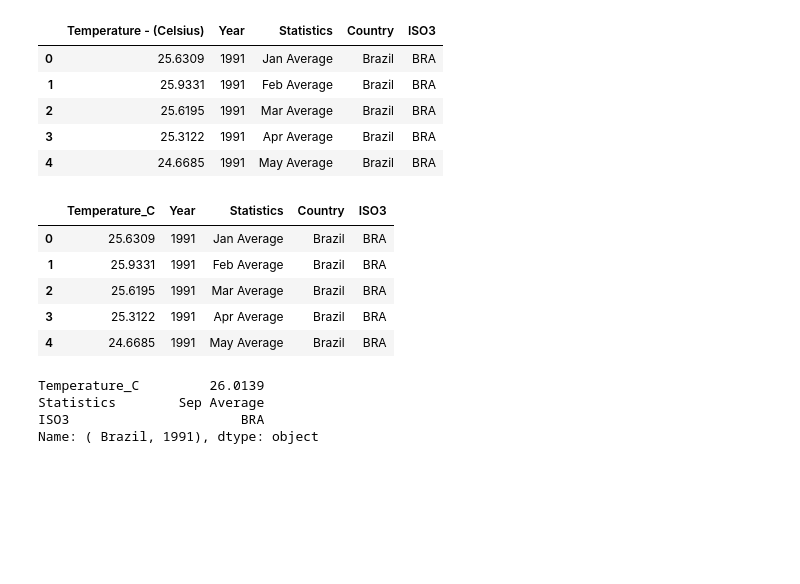
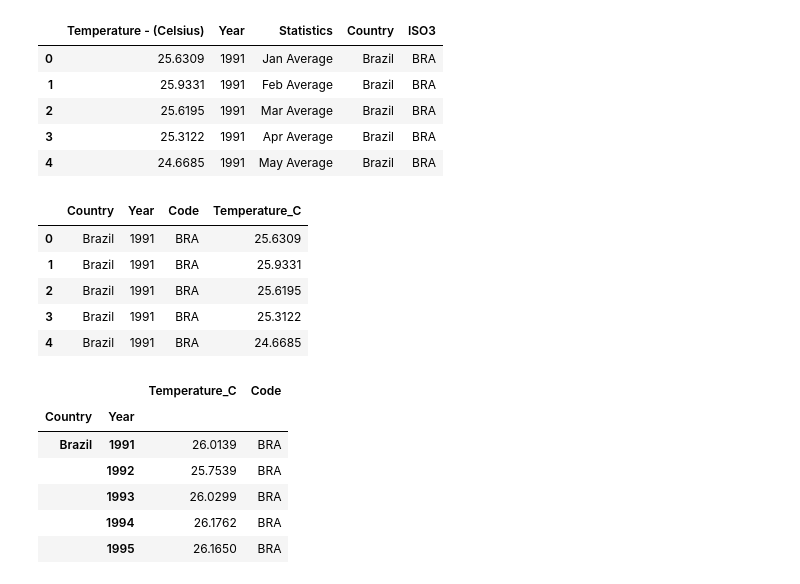
Before and after one commit to sunwoo-kim20/global-climate-change-analysis, a Jupyter notebook: co2_vs_gdp_weather.ipynb, the cells around one changed output. Saved outputs shown, nothing was run; the diff lists cells and outputs as text; code cells hidden in the pictures; blank space fills up the shorter version.

```diff
--- a/co2_vs_gdp_weather.ipynb
+++ b/co2_vs_gdp_weather.ipynb
@@ -302,20 +284,22 @@ bric_climate_df.head()
 # %%
 # Checking column names and fixing irregularities
 bric_climate_df.columns
 
 bric_climate_df = bric_climate_df.rename(columns = {"Temperature - (Celsius)" : "Temperature_C",
                                                     " Year" : "Year",
                                                     " Statistics" : "Statistics",
                                                     " Country" : "Country",
-                                                    " ISO3" : "ISO3"})
+                                                    " ISO3" : "Code"})
+
+bric_climate_df = bric_climate_df[["Country", "Year", "Code", "Temperature_C"]]
 bric_climate_df.head()
 # %% [output]
-|  | Temperature_C | Year | Statistics | Country | ISO3 |
-| 0 | 25.6309 | 1991 | Jan Average | Brazil | BRA |
-| 1 | 25.9331 | 1991 | Feb Average | Brazil | BRA |
-| 2 | 25.6195 | 1991 | Mar Average | Brazil | BRA |
-| 3 | 25.3122 | 1991 | Apr Average | Brazil | BRA |
-| 4 | 24.6685 | 1991 | May Average | Brazil | BRA |
+|  | Country | Year | Code | Temperature_C |
+| 0 | Brazil | 1991 | BRA | 25.6309 |
+| 1 | Brazil | 1991 | BRA | 25.9331 |
+| 2 | Brazil | 1991 | BRA | 25.6195 |
+| 3 | Brazil | 1991 | BRA | 25.3122 |
+| 4 | Brazil | 1991 | BRA | 24.6685 |
 # %%
 # Groupby country and year to get max
 
@@ -323,11 +307,14 @@ bric_groupby = bric_climate_df.groupby(by = ["Country", "Year"])
 bric_max_temp = bric_groupby.max()
 bric_max_temp.head(40)
 
-bric_max_temp[["Temperature_C", "ISO3"]].head()
+bric_max_temp[["Temperature_C", "Code"]].head()
 
-bric_max_temp.loc[(' Brazil', 1991), :]
+#bric_max_temp.loc[(' Brazil', 1991), :]
 # %% [output]
-Temperature_C         26.0139
-Statistics        Sep Average
-ISO3                      BRA
-Name: ( Brazil, 1991), dtype: object
+|  |  | Temperature_C | Code |
+| Country | Year |  |  |
+| Brazil | 1991 | 26.0139 | BRA |
+|  | 1992 | 25.7539 | BRA |
+|  | 1993 | 26.0299 | BRA |
+|  | 1994 | 26.1762 | BRA |
+|  | 1995 | 26.1650 | BRA |
```
Also changed, not shown: parts of 14 cells of this notebook.
